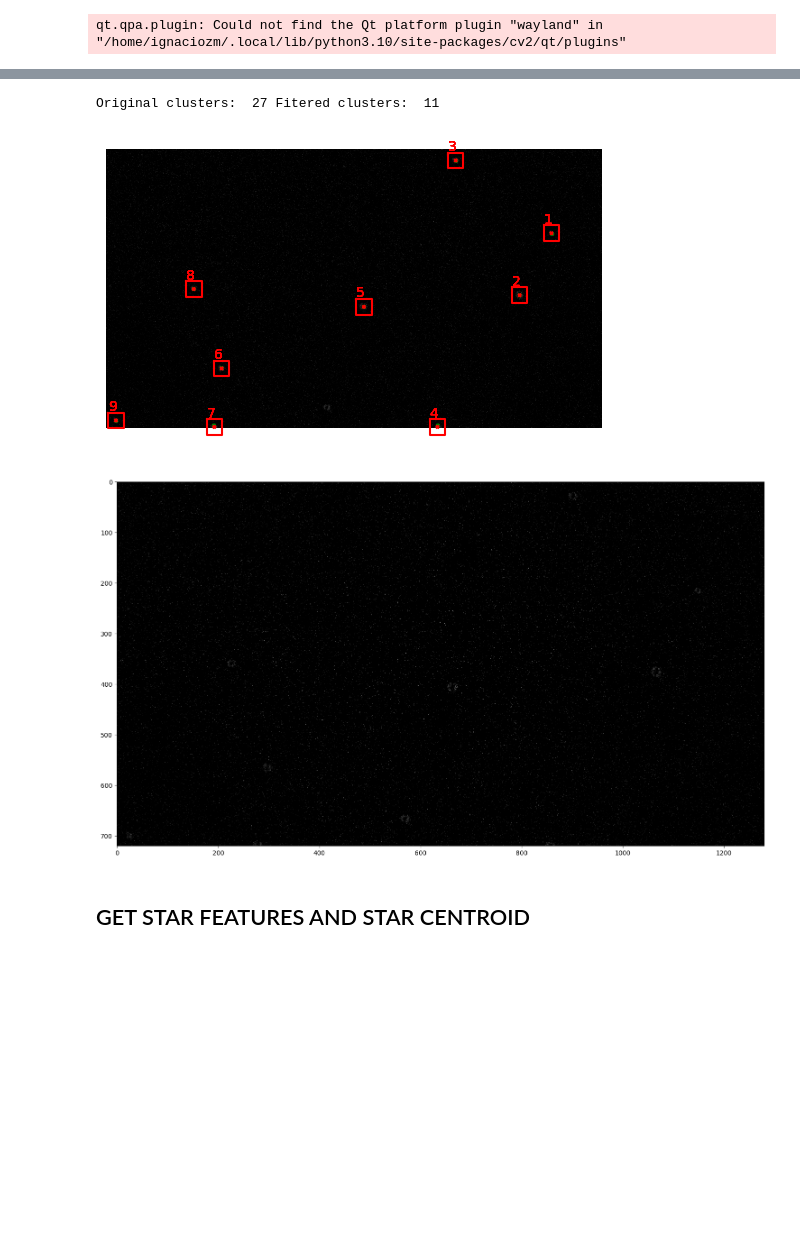
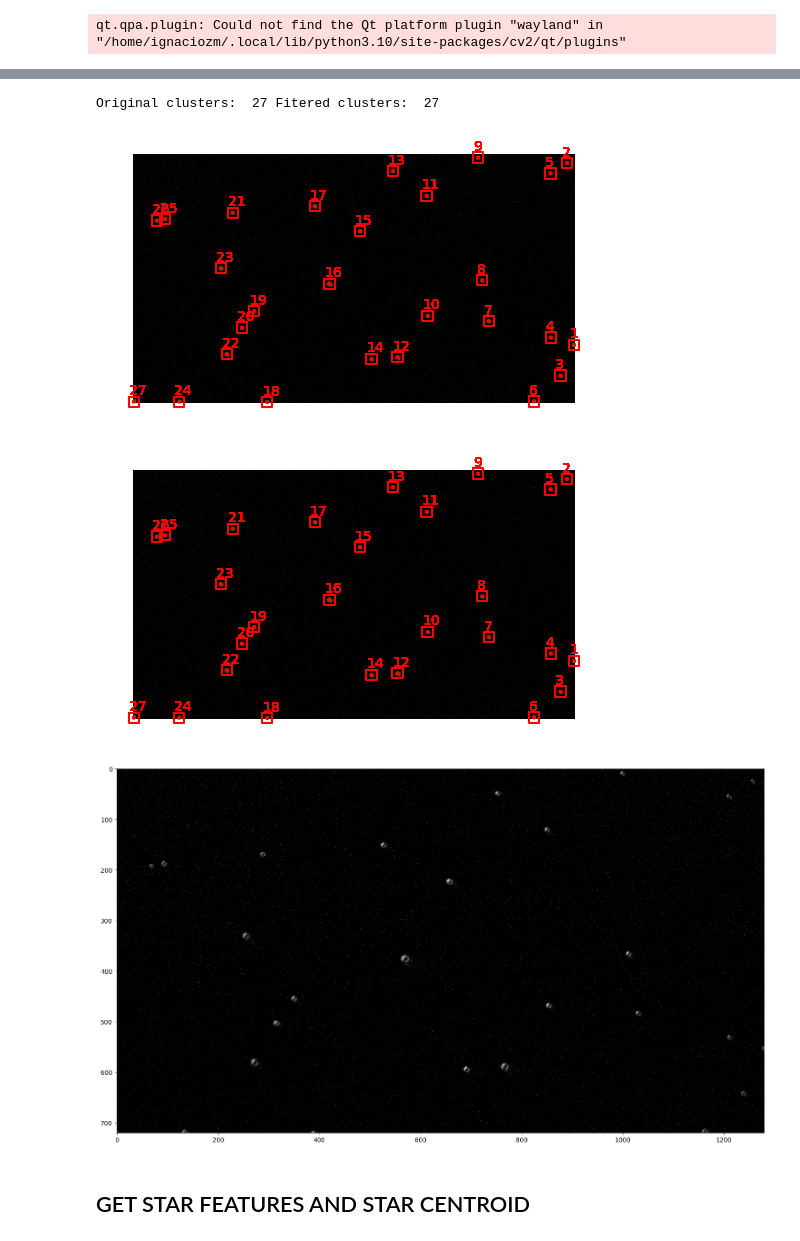
Before and after one commit to I-Zuniga/Event_Star_tracker, a Jupyter notebook: jupyter_notebooks/sdk_test.ipynb, the cells around one changed output, grey strips where cells are left out. Saved outputs shown, nothing was run; the diff lists cells and outputs as text; code cells hidden in the pictures; blank space fills up the shorter version.

```diff
--- a/jupyter_notebooks/sdk_test.ipynb
+++ b/jupyter_notebooks/sdk_test.ipynb
@@ -129,25 +126,25 @@ min value:  0
 from lib.utils import *
 from lib.event_processing import *
 
-treshold = 0.3 # Percetange of max value
+treshold = 0.2 # Percetange of max value
 
 filtered_frames = []
 clusters_list = []
-pixel_range = 20
+pixel_range = 15
 
-for frame in copact_frames:
+for index, frame in  enumerate(copact_frames) :
 
     frame = cv2.blur(frame,(3,3))
     frame = cv2.normalize(frame, None, 0, 255, cv2.NORM_MINMAX)
 
     max_val = np.max(frame)
     frame_thr = cv2.threshold(frame, max_val*treshold, 1, cv2.THRESH_TOZERO)[1]
+    filtered_frames.append(frame_thr)
 
-
-    filtered_frames.append(frame_thr)
-    # cv_plot(frame_thr)
-    clusters =  max_value_cluster(frame_thr, pixel_range, 20)
+    clusters =  max_value_cluster(frame_thr, pixel_range, 30)
     clusters = sorted(clusters, key=lambda x: x[1], reverse=True)
     clusters_index = np.array([cluster[0] for cluster in clusters])
     clusters_index = sorted(clusters_index, key=lambda x: x[1], reverse=True)
     clusters_list.append( index_cluster(frame, pixel_range, clusters_index) )
+
+    print('Frame: ', index ,' Original clusters: ', len(clusters_index))
@@ -154,24 +169,27 @@ for frame in copact_frames:
 # %%
-#delete the clusters with a mass lower than a treshold
-treshold = 0.4*np.max([cluster_mass[1] for cluster_mass in  clusters_list[12]])
-clusters_list_filtered = [cluster for cluster in clusters_list[12] if cluster[1] > treshold ]
+# FOR NOISY IMAGES delete the clusters with a mass lower than a treshold
+mass_treshold = 0.0
+treshold_val = mass_treshold*np.max([cluster_mass[1] for cluster_mass in  clusters_list[12]])
+clusters_list_filtered = [cluster for cluster in clusters_list[12] if cluster[1] > treshold_val ]
 
-print('Original clusters: ', len(clusters_list),'Fitered clusters: ',  len(clusters_list_filtered))
+print('Original clusters: ', len(clusters_list[12]),'Fitered clusters: ',  len(clusters_list_filtered))
 
 
 #JUST TO CHECK SOM WITHOUT FALSE STARS
-clusters_list_filtered.pop(2) # Remove the cluster 3 of the frame 12
-clusters_list_filtered.pop(5) # Remove the cluster 7(-1) of the frame 12
+# clusters_list_filtered.pop(2) # Remove the cluster 3 of the frame 12
+# clusters_list_filtered.pop(5) # Remove the cluster 7(-1) of the frame 12
 
 plot_cluster(copact_frames[12], clusters_list_filtered, pixel_range)
+plot_cluster(copact_frames[12],clusters_list[12], pixel_range)
+
 plot_image(copact_frames[12])
 # plot_cluster(treshold_filter(frames[11], treshold ), clusters, 40)
-
 #remove the position 4 of the clusters list
 # %% [output]
-Original clusters:  27 Fitered clusters:  11
+Original clusters:  27 Fitered clusters:  27
-[figure, old version]
+[figure, new version]
-[figure, old version]
+[figure, new version]
+[figure, added]
 # %% [markdown]
 ## GET STAR FEATURES AND STAR CENTROID
 # %%
```
Also changed, not shown: parts of 6 cells of this notebook, 8 other files.
